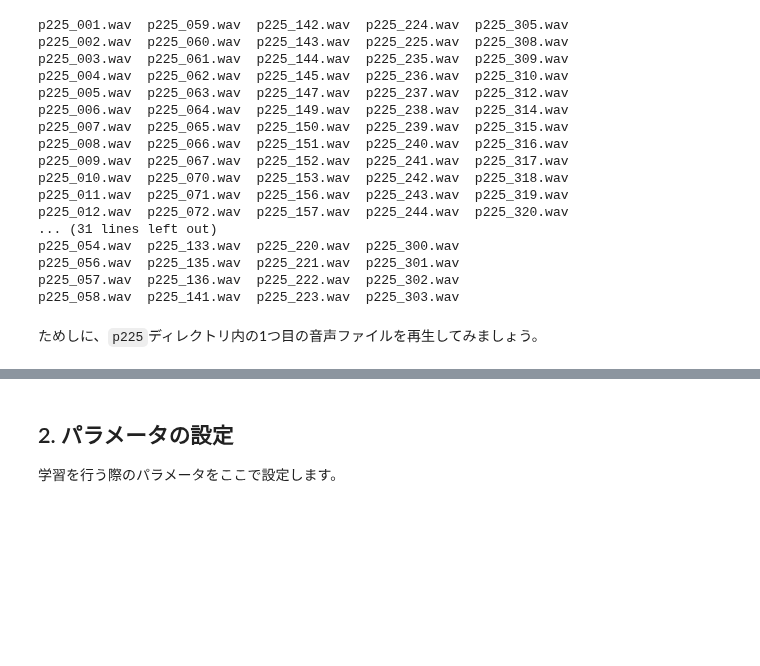
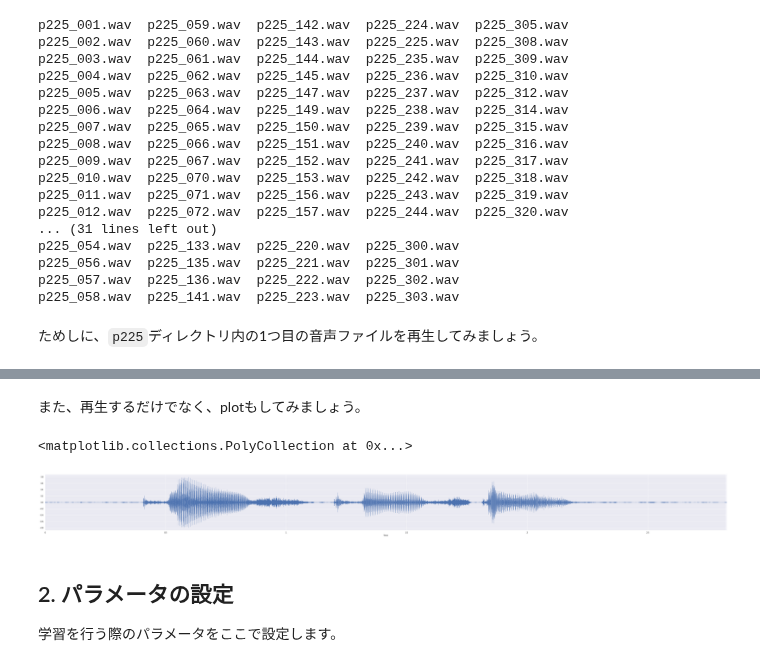
Before and after one commit to chainer-community/chainer-colab-notebook, a Jupyter notebook: official_example_ja/wavenet.ipynb, the cells around one changed output, grey strips where cells are left out. Cells and saved outputs as stored; diff of their text form; code cells hidden in the pictures; blank space fills up the shorter version.

Commit message:
Add plot of wavefile (#41)
* Enable image upload

* Add plot of wavefile

```diff
--- a/official_example_ja/wavenet.ipynb
+++ b/official_example_ja/wavenet.ipynb
@@ -164,6 +187,20 @@ import IPython.display
 IPython.display.Audio("./VCTK-Corpus/wav48/p225/p225_001.wav")
 # %% [output]
 [interactive output not drawn]
+# %% [markdown]
+また、再生するだけでなく、plotもしてみましょう。
+# %%
+import librosa.display
+import matplotlib.pyplot as plt
+%matplotlib inline
+
+
+fig = plt.figure(figsize=(60,5))
+a = librosa.load("./VCTK-Corpus/wav48/p225/p225_001.wav")
+librosa.display.waveplot(a[0], sr=16000)
+# %% [output]
+<matplotlib.collections.PolyCollection at 0x...>
+[figure, added]
 # %% [markdown]
 ## 2. パラメータの設定
 学習を行う際のパラメータをここで設定します。
```
Also changed, not shown: parts of 4 cells of this notebook.
